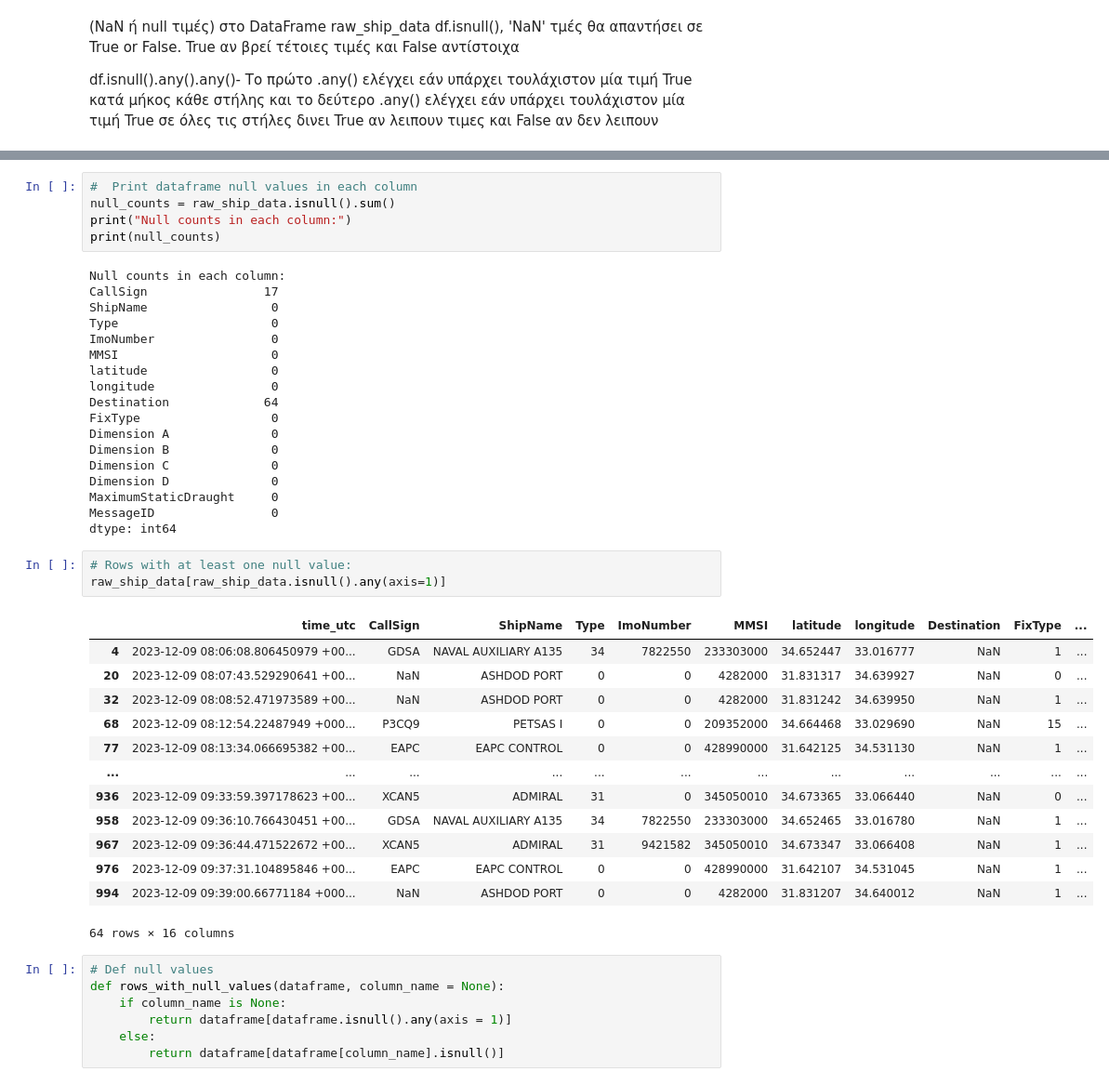
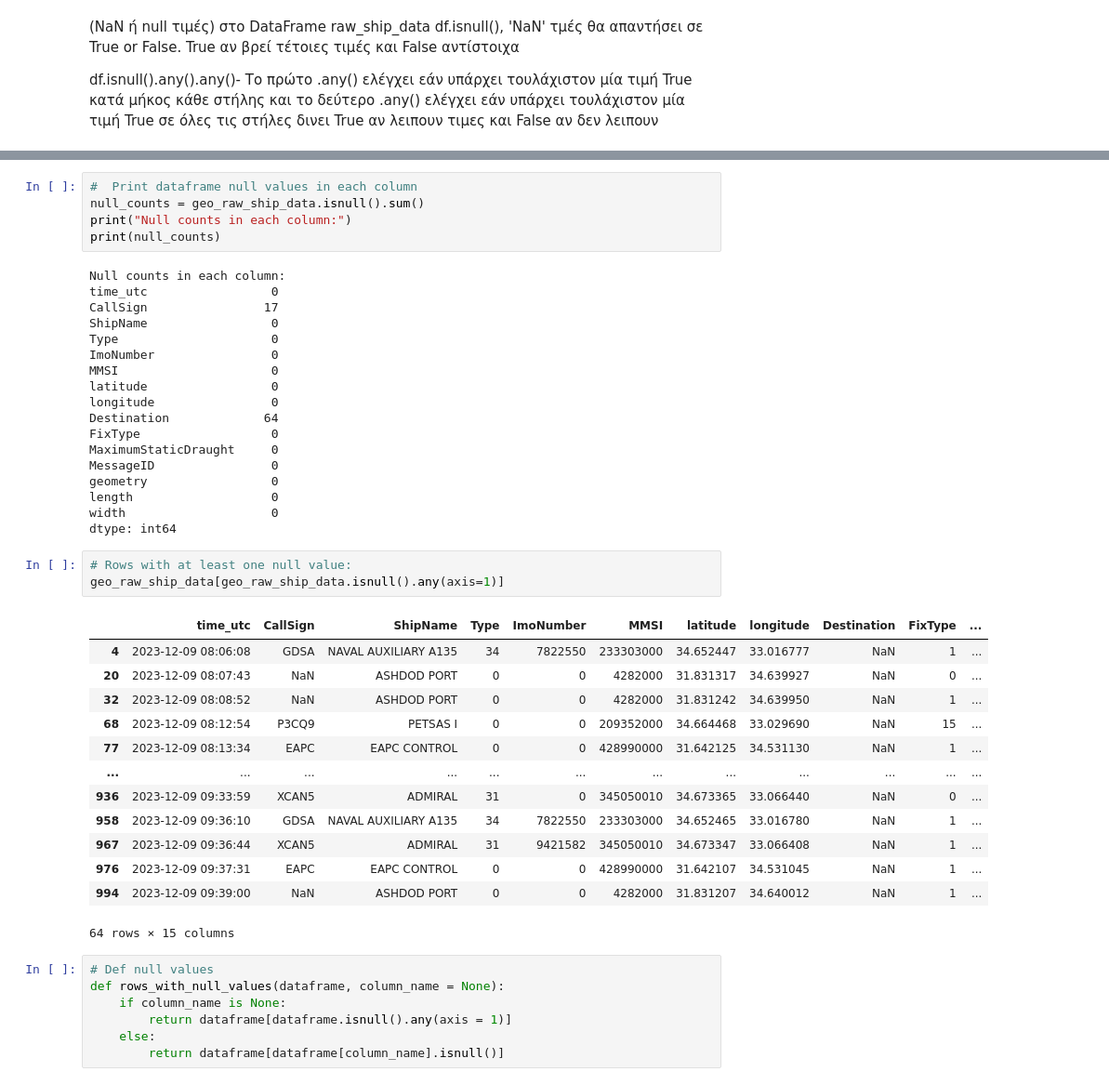
Before and after one commit to HUA-Applied-EFP01/data-analysis-233, a Jupyter notebook: data_analysis.ipynb, the cells around one changed output, grey strips where cells are left out. Shown at 93% size. Drawn from its saved outputs; the diff is of its cells as text.

```diff
--- a/data_analysis.ipynb
+++ b/data_analysis.ipynb
@@ -133,11 +128,12 @@ Any missing values: True
 null_counts_total: 81
 # %%
 #  Print dataframe null values in each column
-null_counts = raw_ship_data.isnull().sum()
+null_counts = geo_raw_ship_data.isnull().sum()
 print("Null counts in each column:")
 print(null_counts)
 # %% [output]
 Null counts in each column:
+time_utc                 0
 CallSign                17
 ShipName                 0
 Type                     0
@@ -147,30 +143,29 @@ latitude                 0
 longitude                0
 Destination             64
 FixType                  0
-Dimension A              0
-Dimension B              0
-Dimension C              0
-Dimension D              0
 MaximumStaticDraught     0
 MessageID                0
+geometry                 0
+length                   0
+width                    0
 dtype: int64
 # %%
 # Rows with at least one null value:
-raw_ship_data[raw_ship_data.isnull().any(axis=1)]
+geo_raw_ship_data[geo_raw_ship_data.isnull().any(axis=1)]
 # %% [output]
 |  | time_utc | CallSign | ShipName | Type | ImoNumber | MMSI | latitude | longitude | Destination | FixType | ... |
-| 4 | 2023-12-09 08:06:08.806450979 +00... | GDSA | NAVAL AUXILIARY A135 | 34 | 7822550 | 233303000 | 34.652447 | 33.016777 | NaN | 1 | ... |
-| 20 | 2023-12-09 08:07:43.529290641 +00... | NaN | ASHDOD PORT | 0 | 0 | 4282000 | 31.831317 | 34.639927 | NaN | 0 | ... |
-| 32 | 2023-12-09 08:08:52.471973589 +00... | NaN | ASHDOD PORT | 0 | 0 | 4282000 | 31.831242 | 34.639950 | NaN | 1 | ... |
-| 68 | 2023-12-09 08:12:54.22487949 +000... | P3CQ9 | PETSAS I | 0 | 0 | 209352000 | 34.664468 | 33.029690 | NaN | 15 | ... |
-| 77 | 2023-12-09 08:13:34.066695382 +00... | EAPC | EAPC CONTROL | 0 | 0 | 428990000 | 31.642125 | 34.531130 | NaN | 1 | ... |
+| 4 | 2023-12-09 08:06:08 | GDSA | NAVAL AUXILIARY A135 | 34 | 7822550 | 233303000 | 34.652447 | 33.016777 | NaN | 1 | ... |
+| 20 | 2023-12-09 08:07:43 | NaN | ASHDOD PORT | 0 | 0 | 4282000 | 31.831317 | 34.639927 | NaN | 0 | ... |
+| 32 | 2023-12-09 08:08:52 | NaN | ASHDOD PORT | 0 | 0 | 4282000 | 31.831242 | 34.639950 | NaN | 1 | ... |
+| 68 | 2023-12-09 08:12:54 | P3CQ9 | PETSAS I | 0 | 0 | 209352000 | 34.664468 | 33.029690 | NaN | 15 | ... |
+| 77 | 2023-12-09 08:13:34 | EAPC | EAPC CONTROL | 0 | 0 | 428990000 | 31.642125 | 34.531130 | NaN | 1 | ... |
 | ... | ... | ... | ... | ... | ... | ... | ... | ... | ... | ... | ... |
-| 936 | 2023-12-09 09:33:59.397178623 +00... | XCAN5 | ADMIRAL | 31 | 0 | 345050010 | 34.673365 | 33.066440 | NaN | 0 | ... |
-| 958 | 2023-12-09 09:36:10.766430451 +00... | GDSA | NAVAL AUXILIARY A135 | 34 | 7822550 | 233303000 | 34.652465 | 33.016780 | NaN | 1 | ... |
-| 967 | 2023-12-09 09:36:44.471522672 +00... | XCAN5 | ADMIRAL | 31 | 9421582 | 345050010 | 34.673347 | 33.066408 | NaN | 1 | ... |
-| 976 | 2023-12-09 09:37:31.104895846 +00... | EAPC | EAPC CONTROL | 0 | 0 | 428990000 | 31.642107 | 34.531045 | NaN | 1 | ... |
-| 994 | 2023-12-09 09:39:00.66771184 +000... | NaN | ASHDOD PORT | 0 | 0 | 4282000 | 31.831207 | 34.640012 | NaN | 1 | ... |
+| 936 | 2023-12-09 09:33:59 | XCAN5 | ADMIRAL | 31 | 0 | 345050010 | 34.673365 | 33.066440 | NaN | 0 | ... |
+| 958 | 2023-12-09 09:36:10 | GDSA | NAVAL AUXILIARY A135 | 34 | 7822550 | 233303000 | 34.652465 | 33.016780 | NaN | 1 | ... |
+| 967 | 2023-12-09 09:36:44 | XCAN5 | ADMIRAL | 31 | 9421582 | 345050010 | 34.673347 | 33.066408 | NaN | 1 | ... |
+| 976 | 2023-12-09 09:37:31 | EAPC | EAPC CONTROL | 0 | 0 | 428990000 | 31.642107 | 34.531045 | NaN | 1 | ... |
+| 994 | 2023-12-09 09:39:00 | NaN | ASHDOD PORT | 0 | 0 | 4282000 | 31.831207 | 34.640012 | NaN | 1 | ... |
-64 rows × 16 columns
+64 rows × 15 columns
 # %%
 # Def null values
 def rows_with_null_values(dataframe, column_name = None):
```
Also changed, not shown: parts of 19 cells of this notebook.
